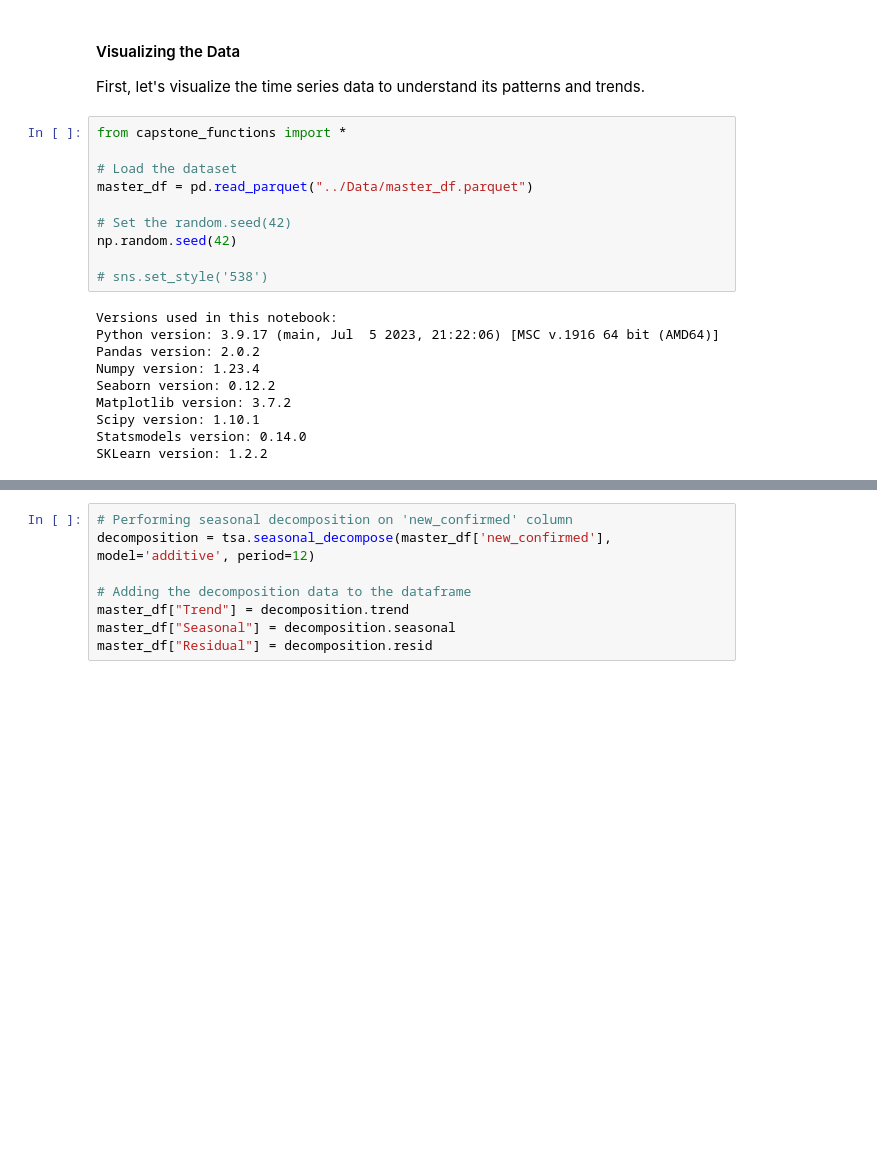
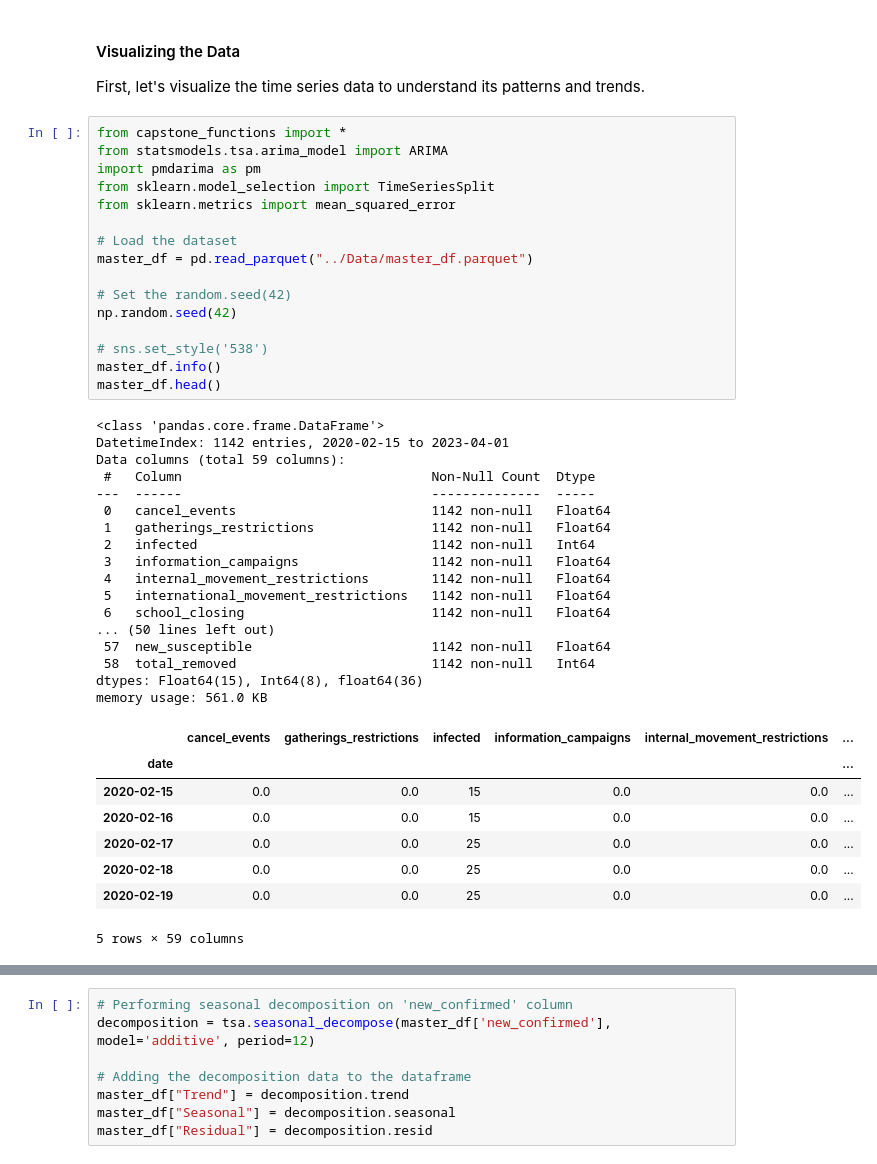
Before and after one commit to scelarek/CovidCast, a Jupyter notebook: Capstone/3. Covid SARIMA Modeling.ipynb, the cells around one changed output, grey strips where cells are left out. Cells and saved outputs as stored; diff of their text form; blank space fills up the shorter version.

```diff
--- a/Capstone/3. Covid SARIMA Modeling.ipynb
+++ b/Capstone/3. Covid SARIMA Modeling.ipynb
@@ -41,21 +41,43 @@ In this notebook, we'll walk through different methods of time series analysis a
 First, let's visualize the time series data to understand its patterns and trends.
 # %%
 from capstone_functions import *
+from statsmodels.tsa.arima_model import ARIMA
+import pmdarima as pm
+from sklearn.model_selection import TimeSeriesSplit
+from sklearn.metrics import mean_squared_error
 
 # Load the dataset
 master_df = pd.read_parquet("../Data/master_df.parquet")
 
 # Set the random.seed(42)
 np.random.seed(42)
 
 # sns.set_style('538')
+master_df.info()
+master_df.head()
 # %% [output]
-Versions used in this notebook:
-Python version: 3.9.17 (main, Jul  5 2023, 21:22:06) [MSC v.1916 64 bit (AMD64)]
-Pandas version: 2.0.2
-Numpy version: 1.23.4
-Seaborn version: 0.12.2
-Matplotlib version: 3.7.2
-Scipy version: 1.10.1
-Statsmodels version: 0.14.0
-SKLearn version: 1.2.2
+<class 'pandas.core.frame.DataFrame'>
+DatetimeIndex: 1142 entries, 2020-02-15 to 2023-04-01
+Data columns (total 59 columns):
+ #   Column                                Non-Null Count  Dtype
+---  ------                                --------------  -----
+ 0   cancel_events                         1142 non-null   Float64
+ 1   gatherings_restrictions               1142 non-null   Float64
+ 2   infected                              1142 non-null   Int64
+ 3   information_campaigns                 1142 non-null   Float64
+ 4   internal_movement_restrictions        1142 non-null   Float64
+ 5   international_movement_restrictions   1142 non-null   Float64
+ 6   school_closing                        1142 non-null   Float64
+... (50 lines left out)
+ 57  new_susceptible                       1142 non-null   Float64
+ 58  total_removed                         1142 non-null   Int64
+dtypes: Float64(15), Int64(8), float64(36)
+memory usage: 561.0 KB
+|  | cancel_events | gatherings_restrictions | infected | information_campaigns | internal_movement_restrictions | ... |
+| date |  |  |  |  |  | ... |
+| 2020-02-15 | 0.0 | 0.0 | 15 | 0.0 | 0.0 | ... |
+| 2020-02-16 | 0.0 | 0.0 | 15 | 0.0 | 0.0 | ... |
+| 2020-02-17 | 0.0 | 0.0 | 25 | 0.0 | 0.0 | ... |
+| 2020-02-18 | 0.0 | 0.0 | 25 | 0.0 | 0.0 | ... |
+| 2020-02-19 | 0.0 | 0.0 | 25 | 0.0 | 0.0 | ... |
+5 rows × 59 columns
```
Also changed, not shown: parts of 9 cells of this notebook.
